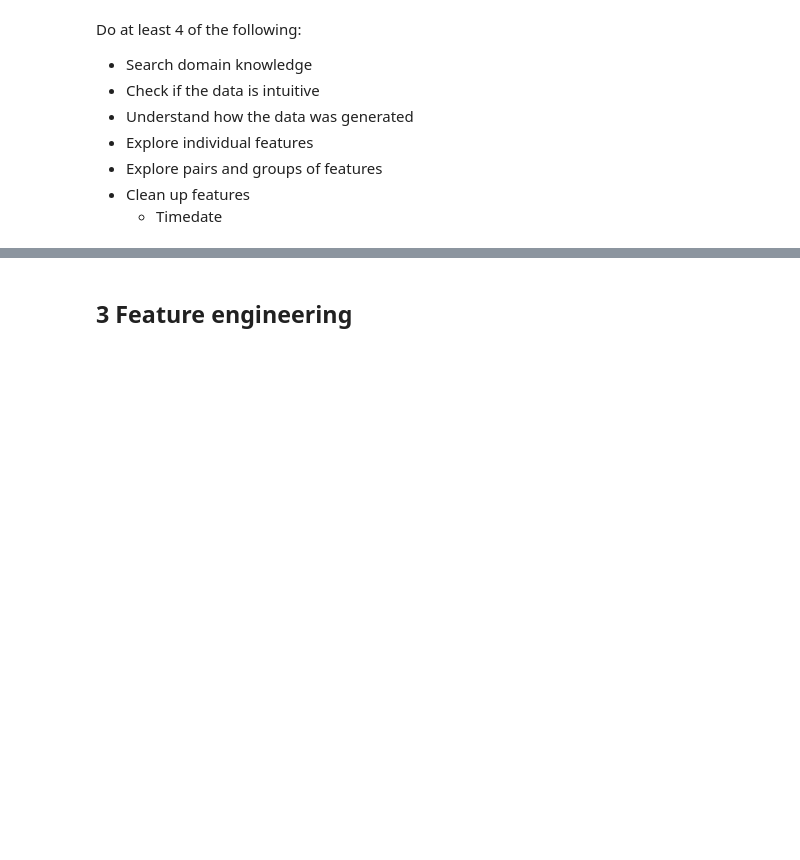
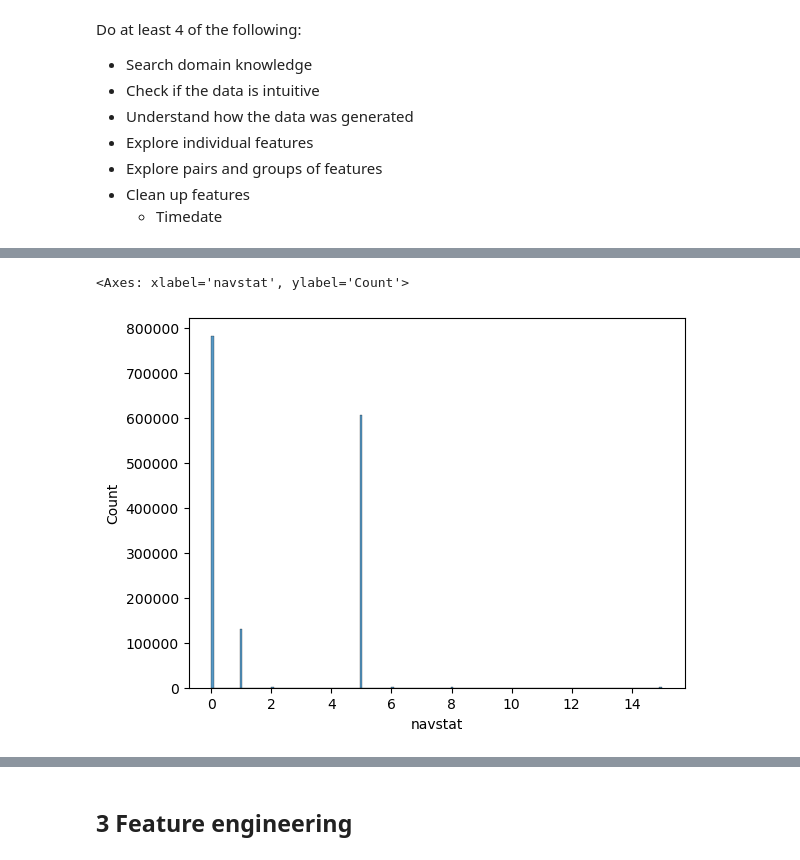
Before and after one commit to alexandersundquist/TDT4173-Modern-Machine-Learning-In-Practice-Project, a Jupyter notebook: Report.ipynb, the cells around one changed output, grey strips where cells are left out. Cells and saved outputs as stored; diff of their text form; code cells hidden in the pictures; blank space fills up the shorter version.

```diff
--- a/Report.ipynb
+++ b/Report.ipynb
@@ -67,0 +189,6 @@ Do at least 4 of the following:
+# %%
+# Plot navstat to visualize the number of each navstat
+sns.histplot(x='navstat', data = train)
+# %% [output]
+<Axes: xlabel='navstat', ylabel='Count'>
+[figure, added]
```
Also changed, not shown: parts of 35 cells of this notebook.
